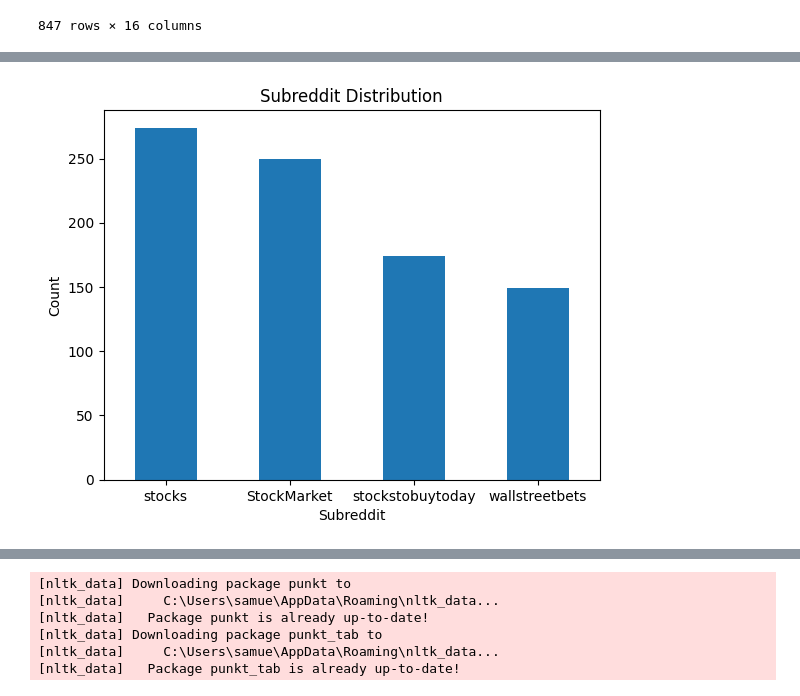
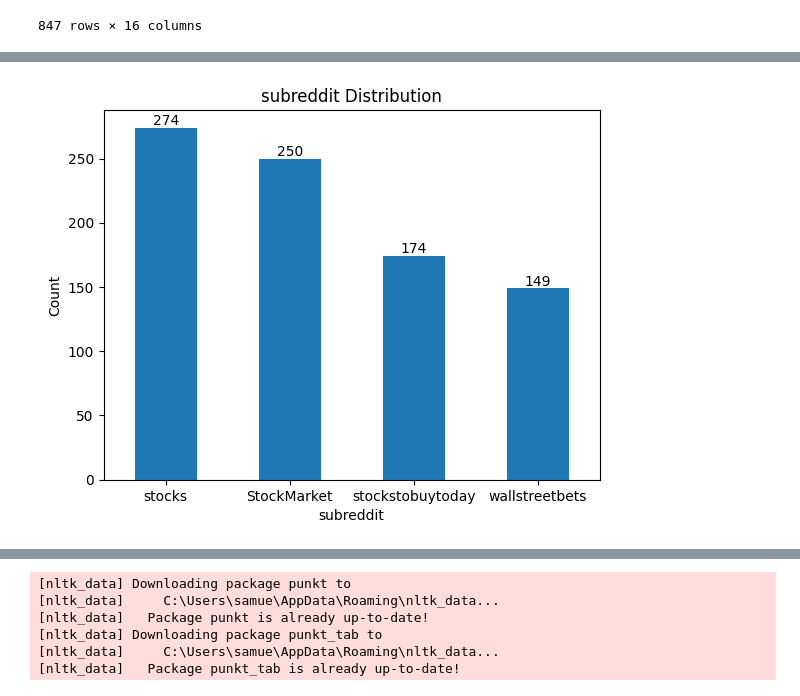
Before and after one commit to samjun99/DM2025-Lab1-Exercise, a Jupyter notebook: DM2025-Lab1-Homework.ipynb, the cells around one changed output, grey strips where cells are left out. Drawn from its saved outputs; the diff is of its cells as text; code cells hidden in the pictures.

```diff
--- a/DM2025-Lab1-Homework.ipynb
+++ b/DM2025-Lab1-Homework.ipynb
@@ -183,11 +112,15 @@ subreddit_counts = data["subreddit"].value_counts()
 # %%
 import matplotlib.pyplot as plt
 
 # Plot as bar chart
-subreddit_counts.plot(kind="bar", title="Subreddit Distribution", rot=0)
+axes = subreddit_counts.plot(kind="bar", title="subreddit Distribution", rot=0)
 
-plt.xlabel("Subreddit")
+plt.xlabel("subreddit")
 plt.ylabel("Count")
+
+for container in axes.containers:
+    axes.bar_label(container)
+
 plt.show()
 # %% [output]
-[figure, old version]
+[figure, new version]
```
Also changed, not shown: parts of 52 cells of this notebook, 2 other files.
